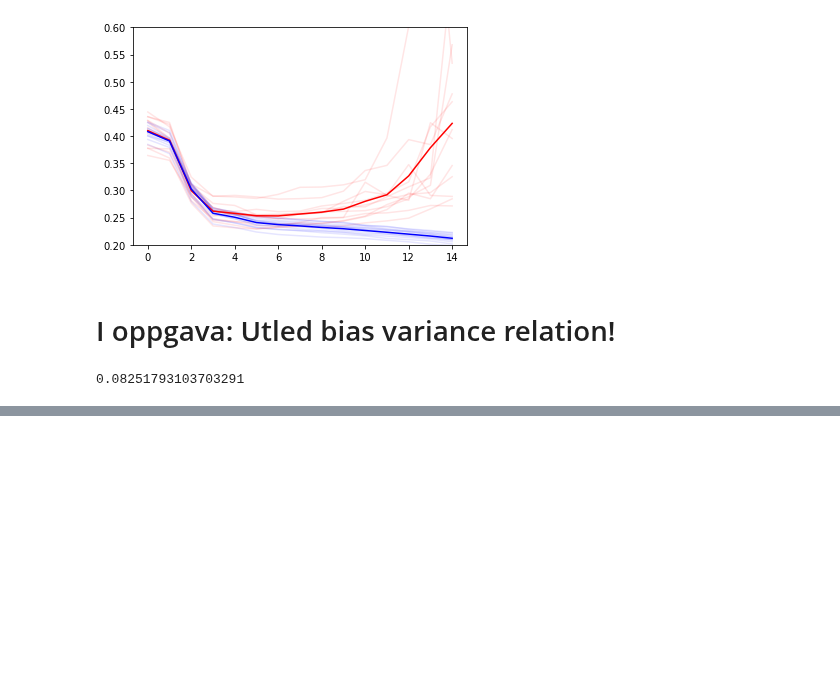
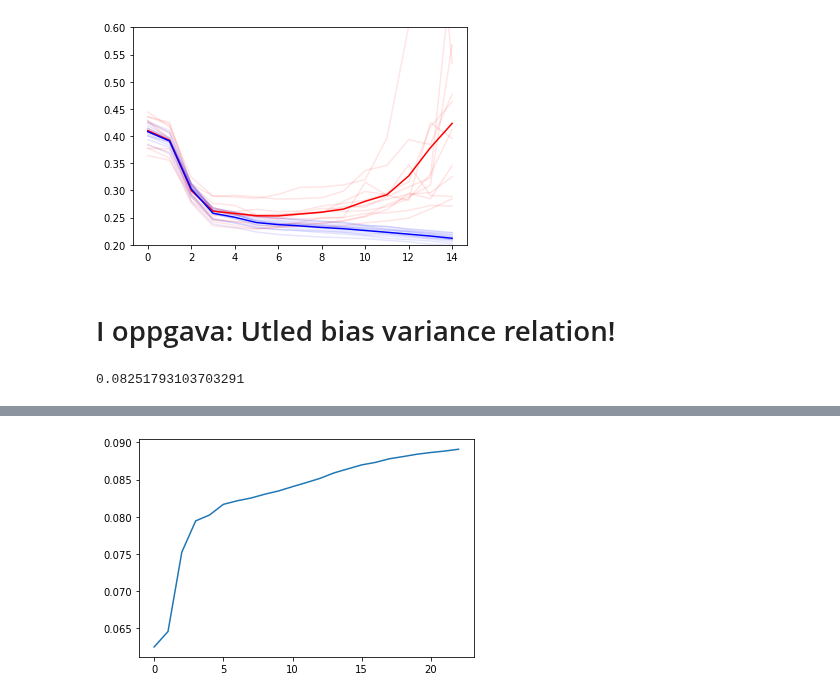
Before and after one commit to eoydvin/FYS-STK4155, a Jupyter notebook: Project_1/Exercise 2.ipynb, the cells around one changed output, grey strips where cells are left out. Drawn from its saved outputs; the diff is of its cells as text; code cells hidden in the pictures; blank space fills up the shorter version.

```diff
--- a/Project_1/Exercise 2.ipynb
+++ b/Project_1/Exercise 2.ipynb
@@ -101,0 +214,20 @@ Seed value:  11
+# %%
+# studerer spredning i estimater på en ekstremt krevende måte...
+poly_list = [[] for _ in range(len(Predict_train_list[0]))]
+for bootstrap_nr in range(len(Predict_train_list)):
+    for poly_degree_nr in range(len(Predict_train_list[bootstrap_nr])):
+        poly_list[poly_degree_nr].append(Predict_train_list[bootstrap_nr][poly_degree_nr])
+
+# poly_list inneholder nå alle forsøk på å gjette y i alle punkter, sortert etter polynom-grad.
+
+mean_z = []
+var_z = []
+for pol in poly_list:
+    pol = np.array(pol)
+    mean_z.append(np.mean(pol))
+    var_z.append(np.mean(np.var(pol, axis=0)))
+# %%
+plt.plot(var_z)
+plt.show()
+# %% [output]
+[figure, added]
```
Also changed, not shown: parts of 7 cells of this notebook, 1 other file.
